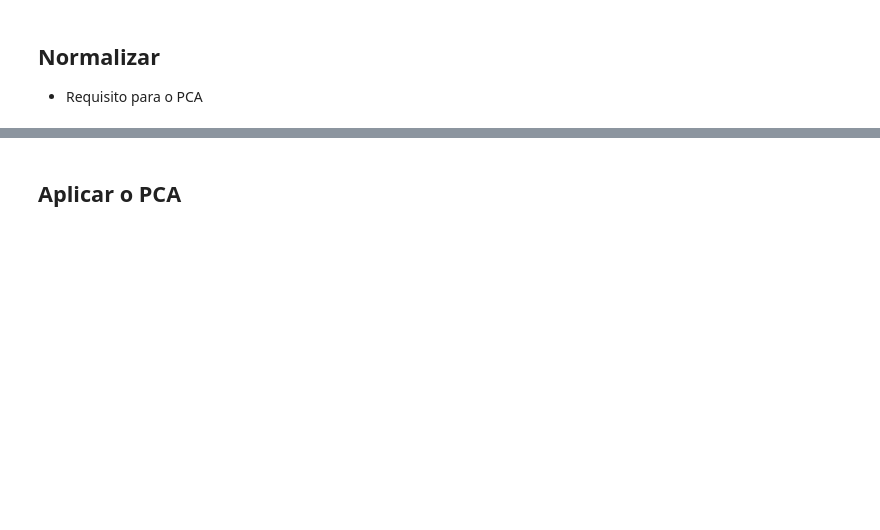
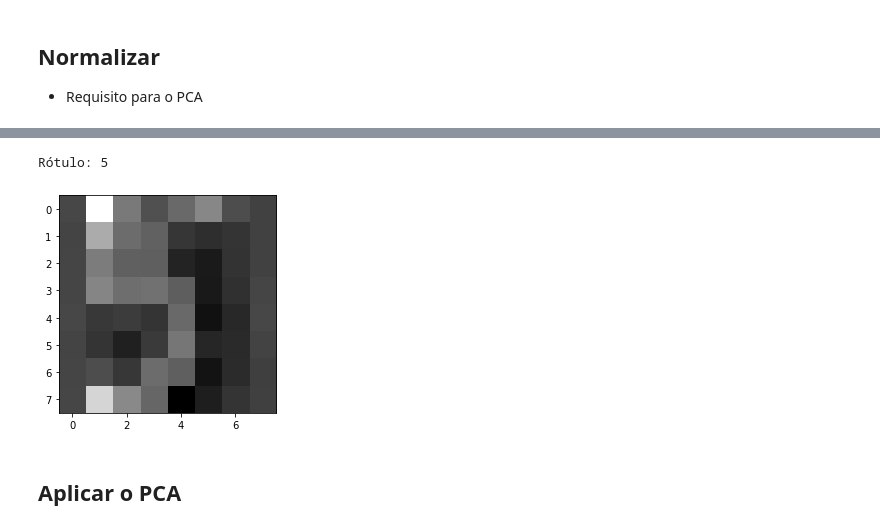
Before and after one commit to EutruTepit/BigData2022, a Jupyter notebook: [Aula_05].ipynb, the cells around one changed output, grey strips where cells are left out. Saved outputs shown, nothing was run; the diff lists cells and outputs as text; code cells hidden in the pictures; blank space fills up the shorter version.

```diff
--- a/[Aula_05].ipynb
+++ b/[Aula_05].ipynb
@@ -488,3 +514,9 @@ Usar reshape e cmap = plt.cm.binary_r
 ## Normalizar
 
 - Requisito para o PCA
+# %%
+ss = StandardScaler()
+
+df_normalizado = ss.fit_transform(digitos)
+df_normalizado = pd.DataFrame(df_normalizado)
+df_normalizado.head()
@@ -491,2 +531,12 @@ Usar reshape e cmap = plt.cm.binary_r
+# %%
+indice = 15
+imagem0 = df_normalizado.iloc[indice].values
+imagem0 = np.reshape(imagem0, (8, 8) )
+plt.imshow(imagem0, cmap=plt.cm.binary_r)
+
+print(f"Rótulo: {rotulos[indice]}")
+# %% [output]
+Rótulo: 5
+[figure, added]
 # %% [markdown]
 ## Aplicar o PCA
```
Also changed, not shown: parts of 12 cells of this notebook.
